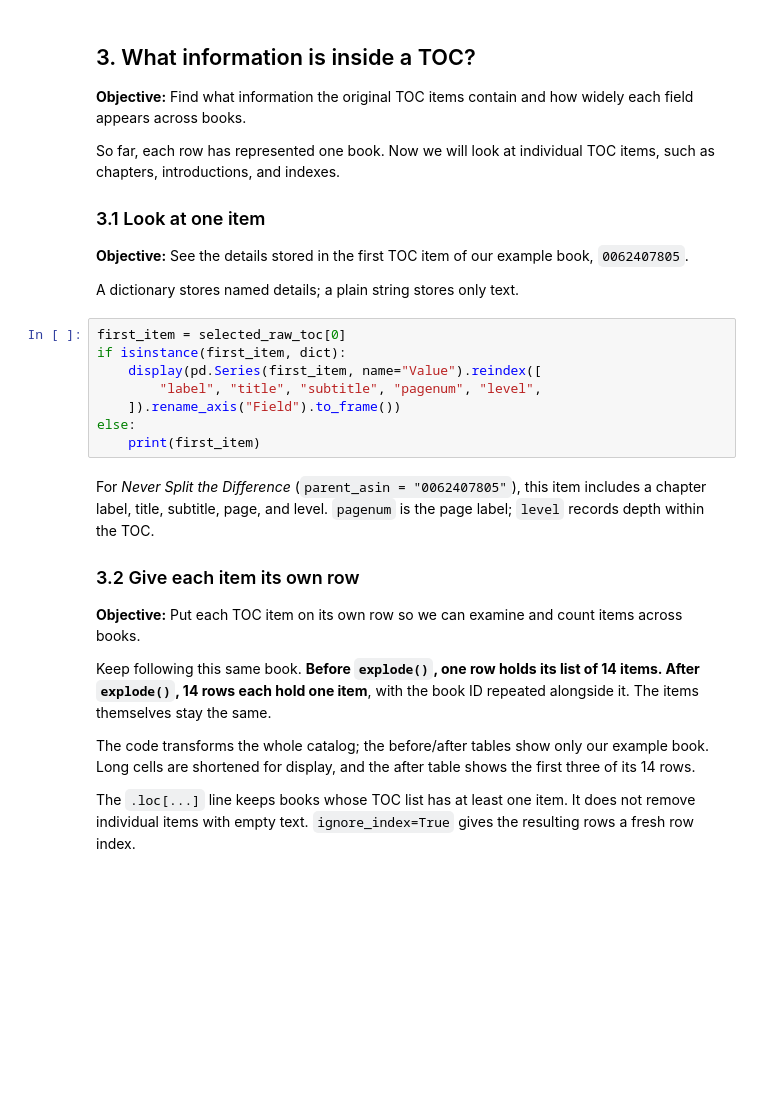
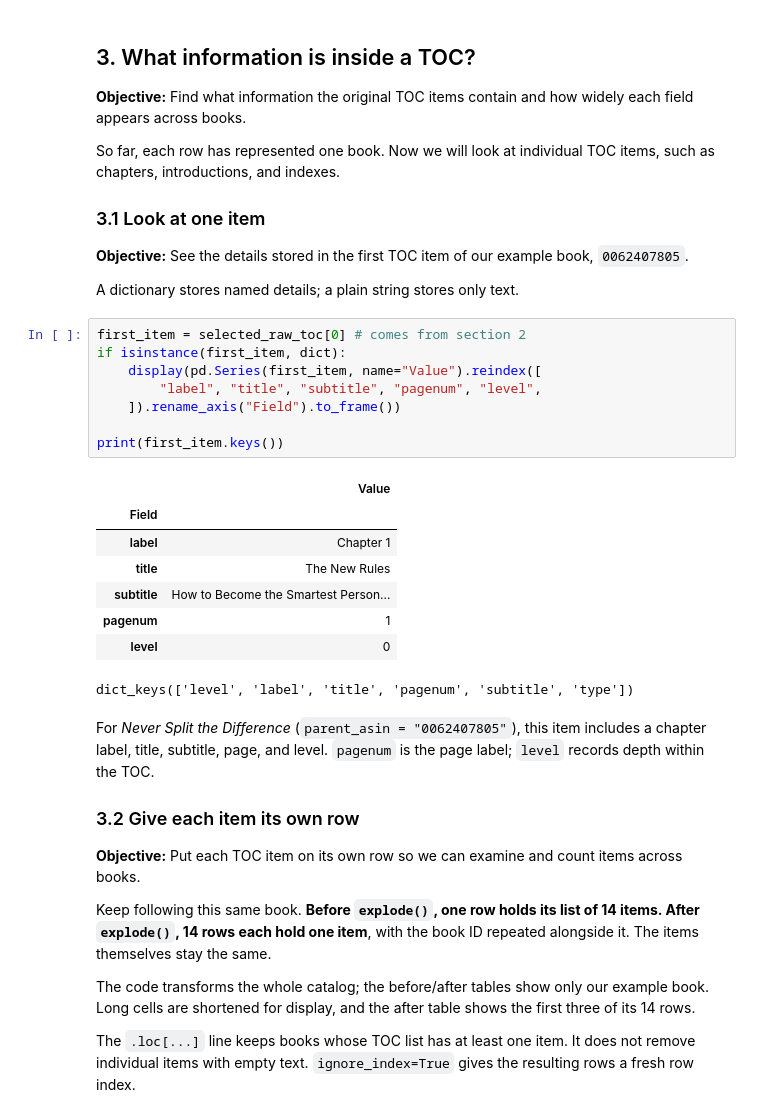
Before and after one commit to dominiclizarraga/bookpath_v2, a Jupyter notebook: notebooks/02_toc_eda.ipynb, the cells around one changed output. Cells and saved outputs as stored; diff of their text form; blank space fills up the shorter version.

```diff
--- a/notebooks/02_toc_eda.ipynb
+++ b/notebooks/02_toc_eda.ipynb
@@ -124,13 +169,22 @@ So far, each row has represented one book. Now we will look at individual TOC it
 
 A dictionary stores named details; a plain string stores only text.
 # %%
-first_item = selected_raw_toc[0]
+first_item = selected_raw_toc[0] # comes from section 2
 if isinstance(first_item, dict):
     display(pd.Series(first_item, name="Value").reindex([
         "label", "title", "subtitle", "pagenum", "level",
     ]).rename_axis("Field").to_frame())
-else:
-    print(first_item)
+
+print(first_item.keys())
+# %% [output]
+|  | Value |
+| Field |  |
+| label | Chapter 1 |
+| title | The New Rules |
+| subtitle | How to Become the Smartest Person... |
+| pagenum | 1 |
+| level | 0 |
+dict_keys(['level', 'label', 'title', 'pagenum', 'subtitle', 'type'])
 # %% [markdown]
 For *Never Split the Difference* (`parent_asin = "0062407805"`), this item includes a chapter label, title, subtitle, page, and level. `pagenum` is the page label; `level` records depth within the TOC.
 
```
Also changed, not shown: parts of 6 cells of this notebook.
